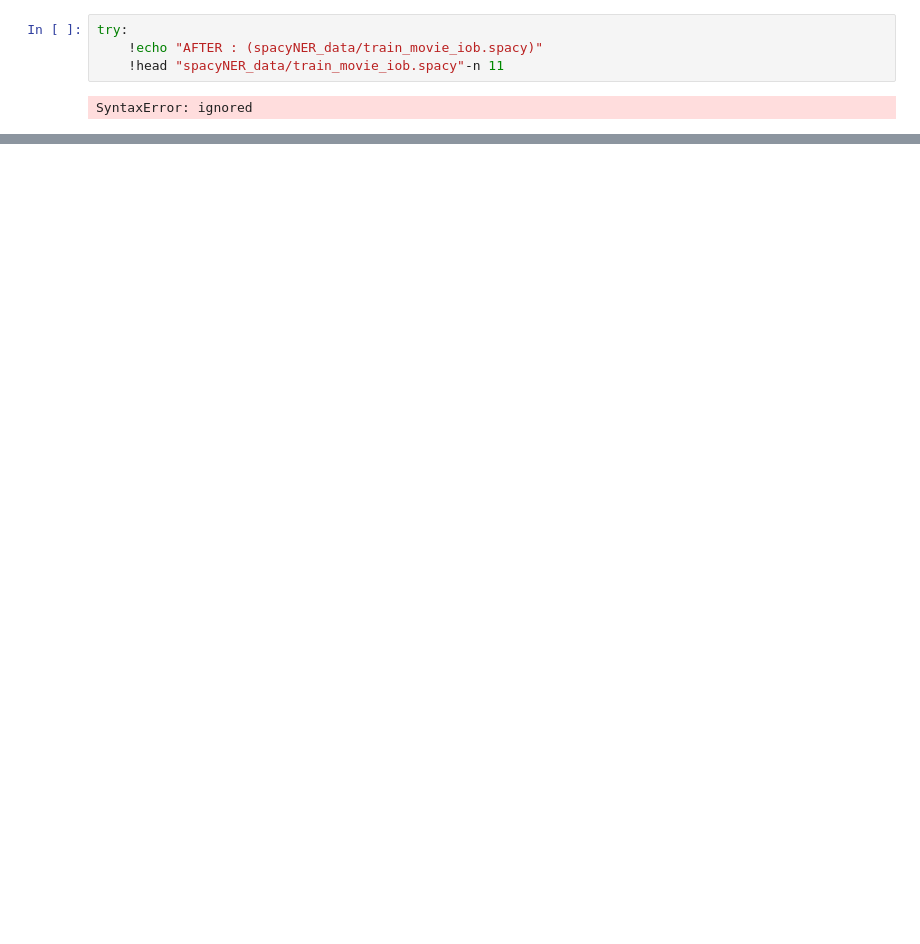
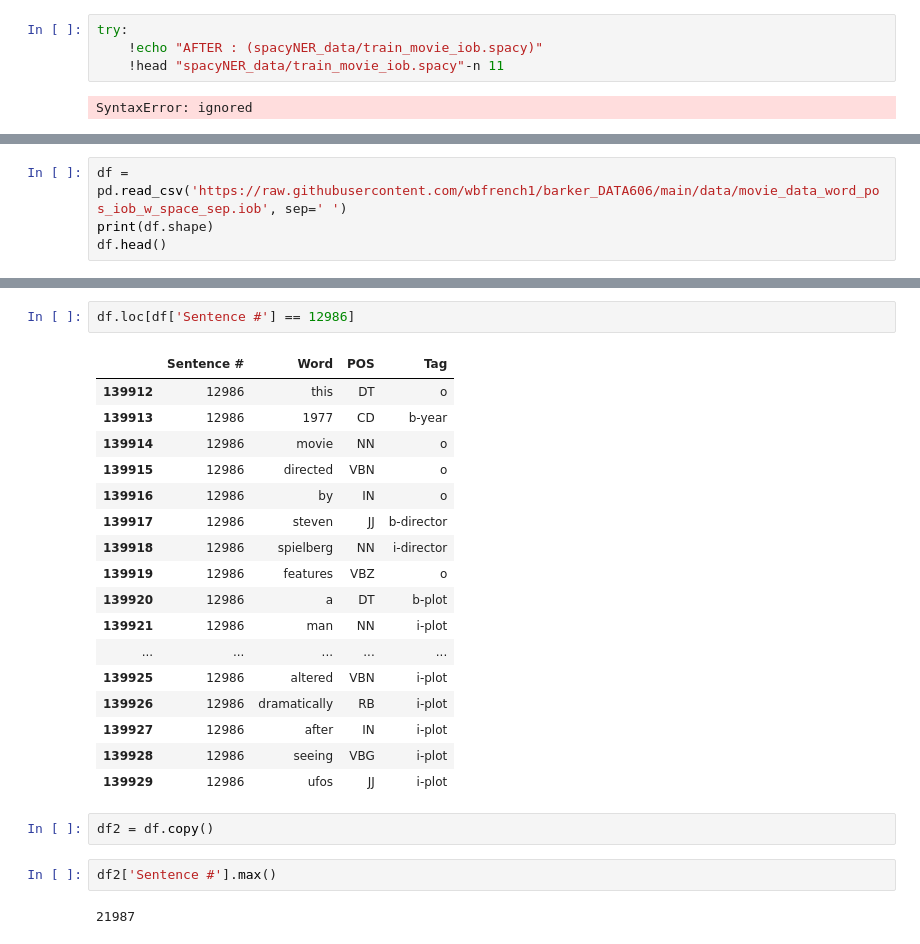
Before and after one commit to wbfrench1/barker_DATA606, a Jupyter notebook: src/Create_spaCy_NER_model_dataset.ipynb, the cells around one changed output, grey strips where cells are left out. Saved outputs shown, nothing was run; the diff lists cells and outputs as text; blank space fills up the shorter version.

Commit message:
converted the data to the format required by the zachlim example

```diff
--- a/src/Create_spaCy_NER_model_dataset.ipynb
+++ b/src/Create_spaCy_NER_model_dataset.ipynb
@@ -221,0 +225,4 @@ SyntaxError: ignored
+# %%
+df = pd.read_csv('https://raw.githubusercontent.com/wbfrench1/barker_DATA606/main/data/movie_data_word_pos_iob_w_space_sep.iob', sep=' ')
+print(df.shape)
+df.head()
@@ -221,0 +237,26 @@ SyntaxError: ignored
+# %%
+df.loc[df['Sentence #'] == 12986]
+# %% [output]
+|  | Sentence # | Word | POS | Tag |
+| 139912 | 12986 | this | DT | o |
+| 139913 | 12986 | 1977 | CD | b-year |
+| 139914 | 12986 | movie | NN | o |
+| 139915 | 12986 | directed | VBN | o |
+| 139916 | 12986 | by | IN | o |
+| 139917 | 12986 | steven | JJ | b-director |
+| 139918 | 12986 | spielberg | NN | i-director |
+| 139919 | 12986 | features | VBZ | o |
+| 139920 | 12986 | a | DT | b-plot |
+| 139921 | 12986 | man | NN | i-plot |
+| ... | ... | ... | ... | ... |
+| 139925 | 12986 | altered | VBN | i-plot |
+| 139926 | 12986 | dramatically | RB | i-plot |
+| 139927 | 12986 | after | IN | i-plot |
+| 139928 | 12986 | seeing | VBG | i-plot |
+| 139929 | 12986 | ufos | JJ | i-plot |
+# %%
+df2 = df.copy()
+# %%
+df2['Sentence #'].max()
+# %% [output]
+21987
```
Also changed, not shown: parts of 11 cells of this notebook.
